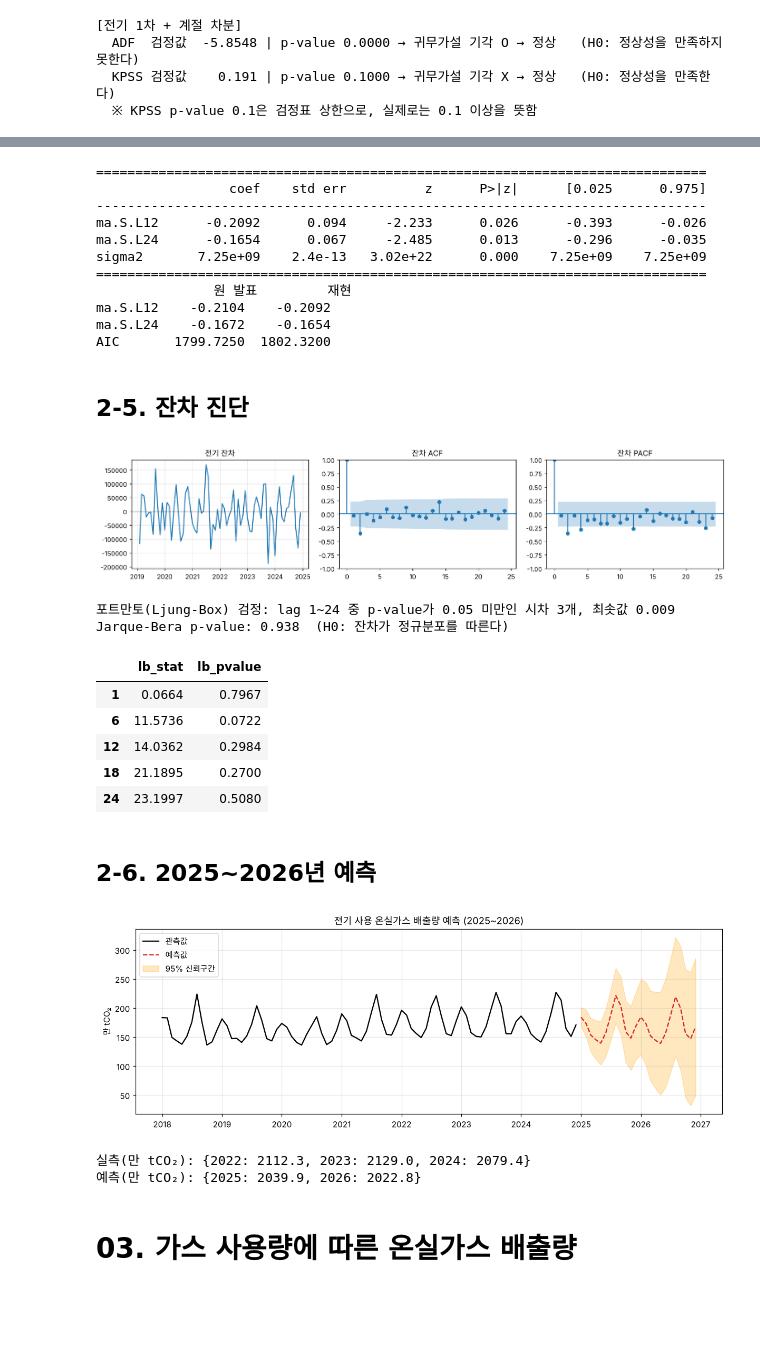
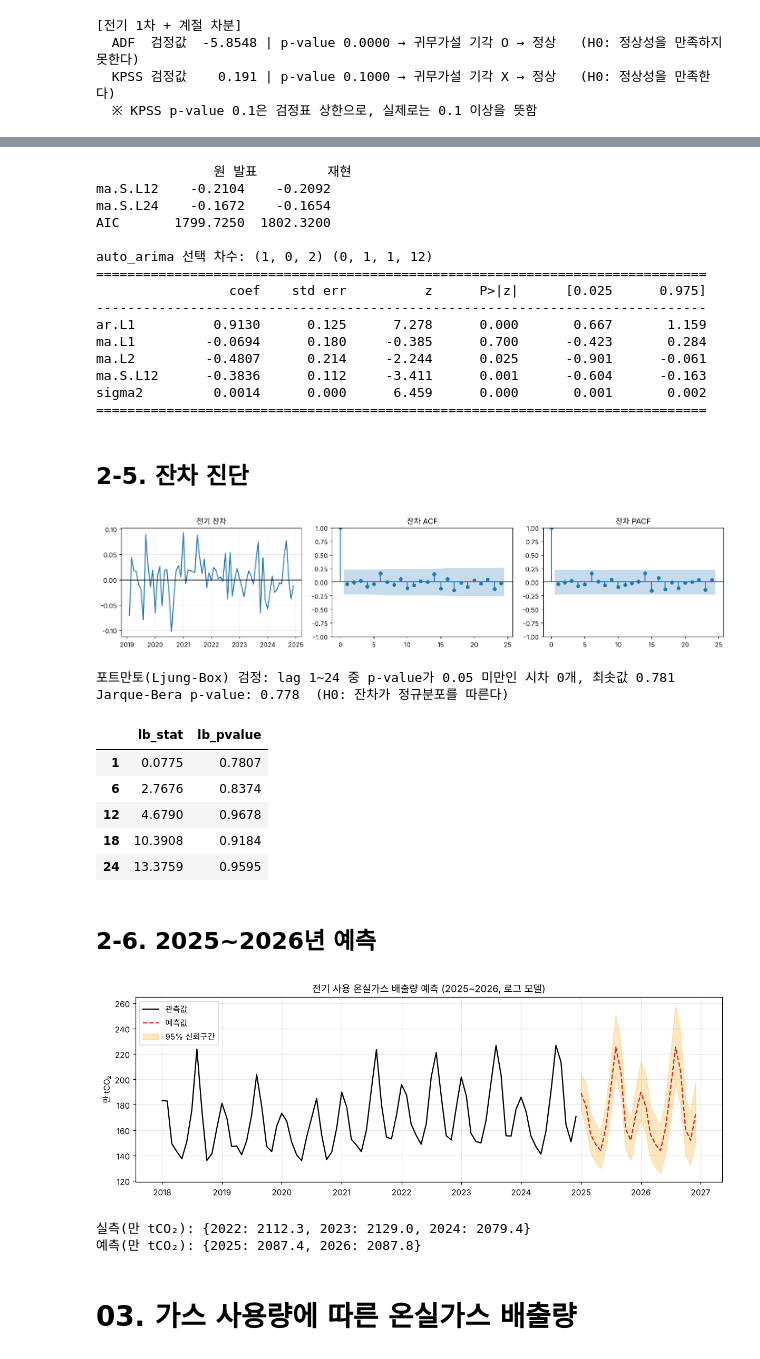
Before and after one commit to ikhyun00/Time-Series-Analysis, a Jupyter notebook: time_series_analysis.ipynb, the cells around one changed output, grey strips where cells are left out. Saved outputs shown, nothing was run; the diff lists cells and outputs as text; code cells hidden in the pictures; blank space fills up the shorter version.

Commit message:
SARIMA 차수 재선정 및 백테스트 추가

```diff
--- a/time_series_analysis.ipynb
+++ b/time_series_analysis.ipynb
@@ -26,7 +27,7 @@ HORIZON = 24              # 예측 기간: 2025.01 ~ 2026.12 (데이터 7~8년
 def load_emissions(data_dir=DATA_DIR):
     # 엑셀 14개(연도×전기/가스)의 '총합' 행 1~12월 값을 월별 시계열로 정리
     rows = []
-    for f in sorted(glob.glob(str(data_dir / "ghgEmissions_data*.xlsx"))):
+    for f in sorted(glob.glob(str(data_dir / "GHG_Emissions" / "ghgEmissions_data*.xlsx"))):
         raw = pd.read_excel(f, header=None)
         title = str(raw.iloc[0, 0])
         year = int(re.search(r"(\d{4})년", title).group(1))
@@ -96,7 +97,7 @@ def yearly(s, scale=1e4):
     return (s.groupby(s.index.year).sum() / scale).round(1)
 # %%
 emis = load_emissions()[:END]
-bike_df = pd.read_csv(DATA_DIR / "bike_monthly.csv", parse_dates=["date"]).set_index("date").sort_index()[:END]
+bike_df = pd.read_csv(DATA_DIR / "ttareungi" / "bike_monthly.csv", parse_dates=["date"]).set_index("date").sort_index()[:END]
 bike_df.index.freq = "MS"
 elec, gas, bike = emis["전기"], emis["가스"], bike_df["trips"]
 for k, s in {"전기": elec, "가스": gas, "따릉이": bike}.items():
@@ -121,0 +127,7 @@ stationarity_test(elec, "전기 원계열")
+# %%
+elec_log = np.log(elec)
+elec_sd = elec_log.diff(SEASON)
+show_series(elec_sd, "전기 로그 + 계절 차분")
+stationarity_test(elec_sd, "전기 로그 + 계절 차분")
+ELEC_D = ndiffs(elec_sd.dropna(), test="kpss")
+print("KPSS 기준 추가 1차 차분 횟수:", ELEC_D)
@@ -150,46 +157,56 @@ stationarity_test(elec_d, "전기 1차 + 계절 차분")
 # %%
-elec_model = SARIMAX(elec, order=(0, 1, 0), seasonal_order=(0, 1, 2, SEASON)).fit(disp=False)
+elec_orig = SARIMAX(elec, order=(0, 1, 0), seasonal_order=(0, 1, 2, SEASON)).fit(disp=False)
+print(pd.DataFrame({"원 발표": {"ma.S.L12": -0.2104, "ma.S.L24": -0.1672, "AIC": 1799.725},
+                    "재현": {"ma.S.L12": round(elec_orig.params["ma.S.L12"], 4), "ma.S.L24": round(elec_orig.params["ma.S.L24"], 4),
+                            "AIC": round(elec_orig.aic, 3)}}))
+
+auto_elec = pm.auto_arima(elec_log, seasonal=True, m=SEASON, d=ELEC_D, D=1, stepwise=True,
+                          information_criterion="aic", suppress_warnings=True)
+ELEC_ORDER, ELEC_SORDER = auto_elec.order, auto_elec.seasonal_order
+print("\nauto_arima 선택 차수:", ELEC_ORDER, ELEC_SORDER)
+elec_model = SARIMAX(elec_log, order=ELEC_ORDER, seasonal_order=ELEC_SORDER).fit(disp=False)
 print(elec_model.summary().tables[1])
-print(pd.DataFrame({"원 발표": {"ma.S.L12": -0.2104, "ma.S.L24": -0.1672, "AIC": 1799.725},
-                    "재현": {"ma.S.L12": round(elec_model.params["ma.S.L12"], 4), "ma.S.L24": round(elec_model.params["ma.S.L24"], 4),
-                            "AIC": round(elec_model.aic, 3)}}))
 # %% [output]
-==============================================================================
-                 coef    std err          z      P>|z|      [0.025      0.975]
-------------------------------------------------------------------------------
-ma.S.L12      -0.2092      0.094     -2.233      0.026      -0.393      -0.026
-ma.S.L24      -0.1654      0.067     -2.485      0.013      -0.296      -0.035
-sigma2       7.25e+09    2.4e-13   3.02e+22      0.000    7.25e+09    7.25e+09
-==============================================================================
                원 발표         재현
 ma.S.L12    -0.2104    -0.2092
 ma.S.L24    -0.1672    -0.1654
 AIC       1799.7250  1802.3200
+
+auto_arima 선택 차수: (1, 0, 2) (0, 1, 1, 12)
+==============================================================================
+                 coef    std err          z      P>|z|      [0.025      0.975]
+------------------------------------------------------------------------------
+ar.L1          0.9130      0.125      7.278      0.000       0.667       1.159
+ma.L1         -0.0694      0.180     -0.385      0.700      -0.423       0.284
+ma.L2         -0.4807      0.214     -2.244      0.025      -0.901      -0.061
+ma.S.L12      -0.3836      0.112     -3.411      0.001      -0.604      -0.163
+sigma2         0.0014      0.000      6.459      0.000       0.001       0.002
+==============================================================================
 # %% [markdown]
 ## 2-5. 잔차 진단
 # %%
 residual_check(elec_model, "전기")
 # %% [output]
-[figure, old version]
+[figure, new version]
-포트만토(Ljung-Box) 검정: lag 1~24 중 p-value가 0.05 미만인 시차 3개, 최솟값 0.009
-Jarque-Bera p-value: 0.938  (H0: 잔차가 정규분포를 따른다)
+포트만토(Ljung-Box) 검정: lag 1~24 중 p-value가 0.05 미만인 시차 0개, 최솟값 0.781
+Jarque-Bera p-value: 0.778  (H0: 잔차가 정규분포를 따른다)
 |  | lb_stat | lb_pvalue |
-| 1 | 0.0664 | 0.7967 |
-| 6 | 11.5736 | 0.0722 |
-| 12 | 14.0362 | 0.2984 |
-| 18 | 21.1895 | 0.2700 |
-| 24 | 23.1997 | 0.5080 |
+| 1 | 0.0775 | 0.7807 |
+| 6 | 2.7676 | 0.8374 |
+| 12 | 4.6790 | 0.9678 |
+| 18 | 10.3908 | 0.9184 |
+| 24 | 13.3759 | 0.9595 |
 # %% [markdown]
 ## 2-6. 2025~2026년 예측
 # %%
-elec_fc = forecast(elec_model)
-plot_forecast(elec, elec_fc, "전기 사용 온실가스 배출량 예측 (2025~2026)", "만 tCO₂")
+elec_fc = forecast(elec_model, log=True)
+plot_forecast(elec, elec_fc, "전기 사용 온실가스 배출량 예측 (2025~2026, 로그 모델)", "만 tCO₂")
 print("실측(만 tCO₂):", yearly(elec).loc[2022:].to_dict())
 print("예측(만 tCO₂):", yearly(elec_fc["예측"]).to_dict())
 # %% [output]
-[figure, old version]
+[figure, new version]
 실측(만 tCO₂): {2022: 2112.3, 2023: 2129.0, 2024: 2079.4}
-예측(만 tCO₂): {2025: 2039.9, 2026: 2022.8}
+예측(만 tCO₂): {2025: 2087.4, 2026: 2087.8}
 # %% [markdown]
 # 03. 가스 사용량에 따른 온실가스 배출량
 # %% [markdown]
```
Also changed, not shown: parts of 32 cells of this notebook, 2 other files.
